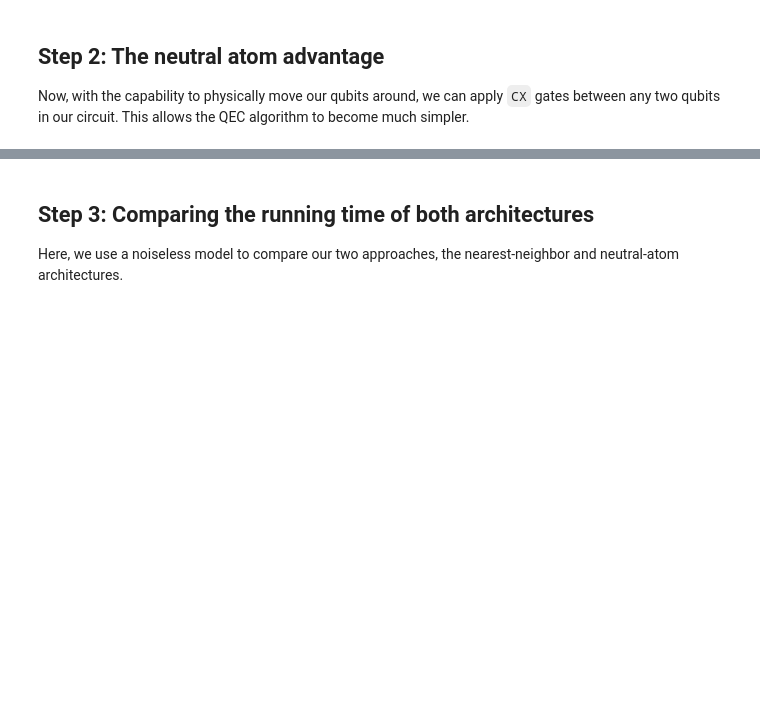
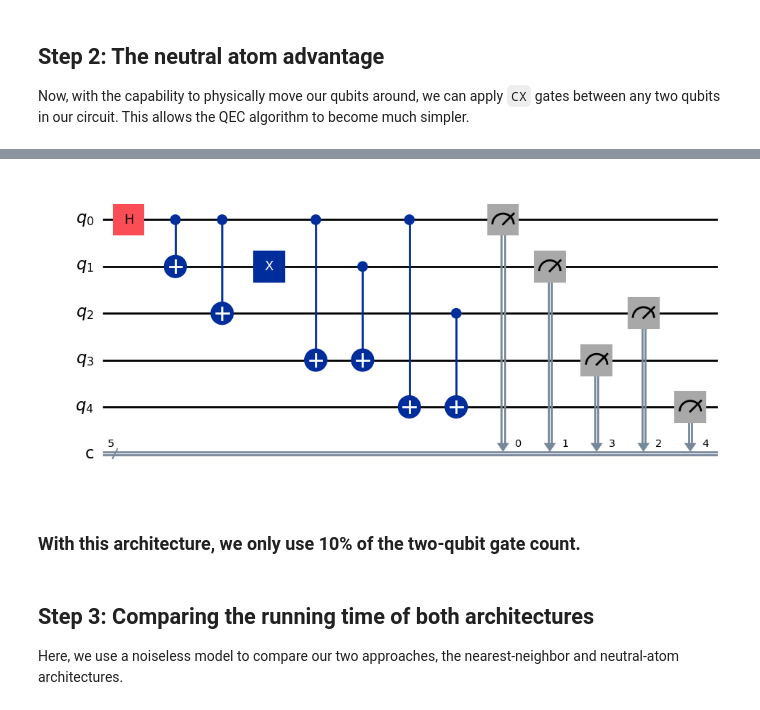
Before and after one commit to randyshee/charlie_delta, a Jupyter notebook: bit_flip_code_tutorial.ipynb, the cells around one changed output, grey strips where cells are left out. Cells and saved outputs as stored; diff of their text form; code cells hidden in the pictures; blank space fills up the shorter version.

```diff
--- a/bit_flip_code_tutorial.ipynb
+++ b/bit_flip_code_tutorial.ipynb
@@ -195,3 +195,7 @@ def create_bit_flip_circuit():
     qasm2.measure(q[4], c[4])
 
     return c
+# %%
+target = QASM2()
+ast = target.emit(create_bit_flip_circuit)
+pprint(ast)
@@ -198,3 +220,11 @@ def create_bit_flip_circuit():
+# %%
+qasm_string = get_qasm_string(ast)
+circuit = QuantumCircuit.from_qasm_str(qasm_string)
+circuit.draw('mpl')
+# %% [output]
+[figure, added]
+# %% [markdown]
+### **With this architecture, we only use 10% of the two-qubit gate count.**
 # %% [markdown]
 ## Step 3: Comparing the running time of both architectures
 
```
Also changed, not shown: parts of 3 cells of this notebook.
